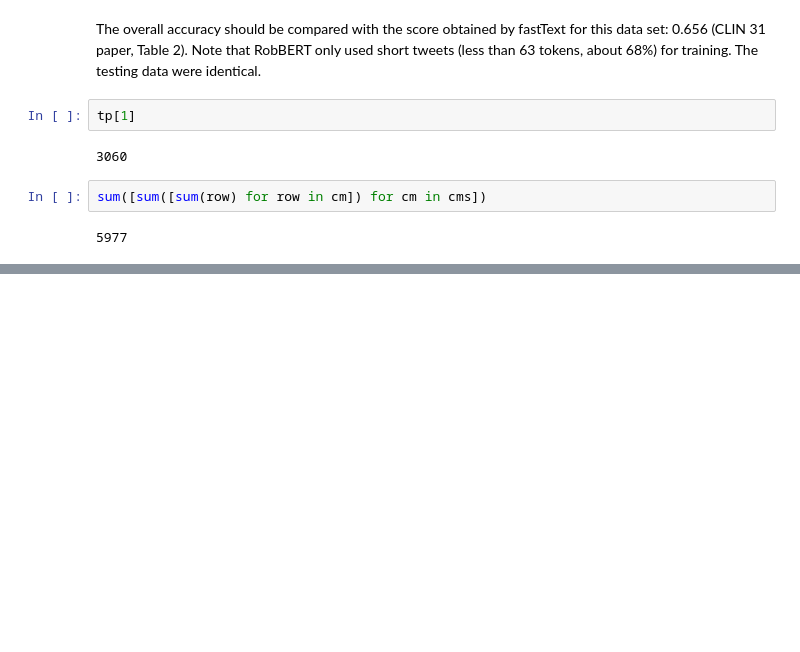
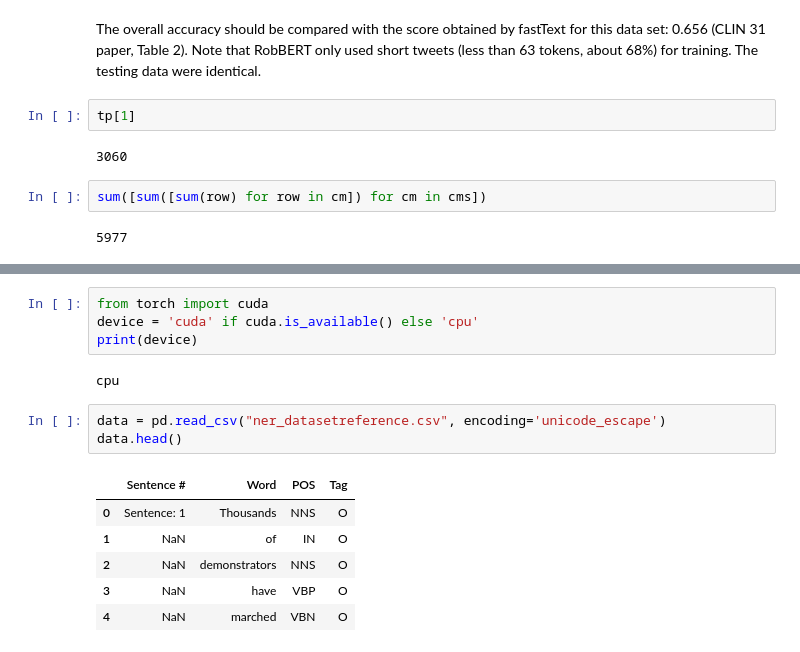
Before and after one commit to FilterBubbleErik/transformers, a Jupyter notebook: test.ipynb, the cells around one changed output, grey strips where cells are left out. Saved outputs shown, nothing was run; the diff lists cells and outputs as text; blank space fills up the shorter version.

```diff
--- a/test.ipynb
+++ b/test.ipynb
@@ -1126,0 +1177,16 @@ sum([sum([sum(row) for row in cm]) for cm in cms])
+# %%
+from torch import cuda
+device = 'cuda' if cuda.is_available() else 'cpu'
+print(device)
+# %% [output]
+cpu
+# %%
+data = pd.read_csv("ner_datasetreference.csv", encoding='unicode_escape')
+data.head()
+# %% [output]
+|  | Sentence # | Word | POS | Tag |
+| 0 | Sentence: 1 | Thousands | NNS | O |
+| 1 | NaN | of | IN | O |
+| 2 | NaN | demonstrators | NNS | O |
+| 3 | NaN | have | VBP | O |
+| 4 | NaN | marched | VBN | O |
```
Also changed, not shown: parts of 48 cells of this notebook.
